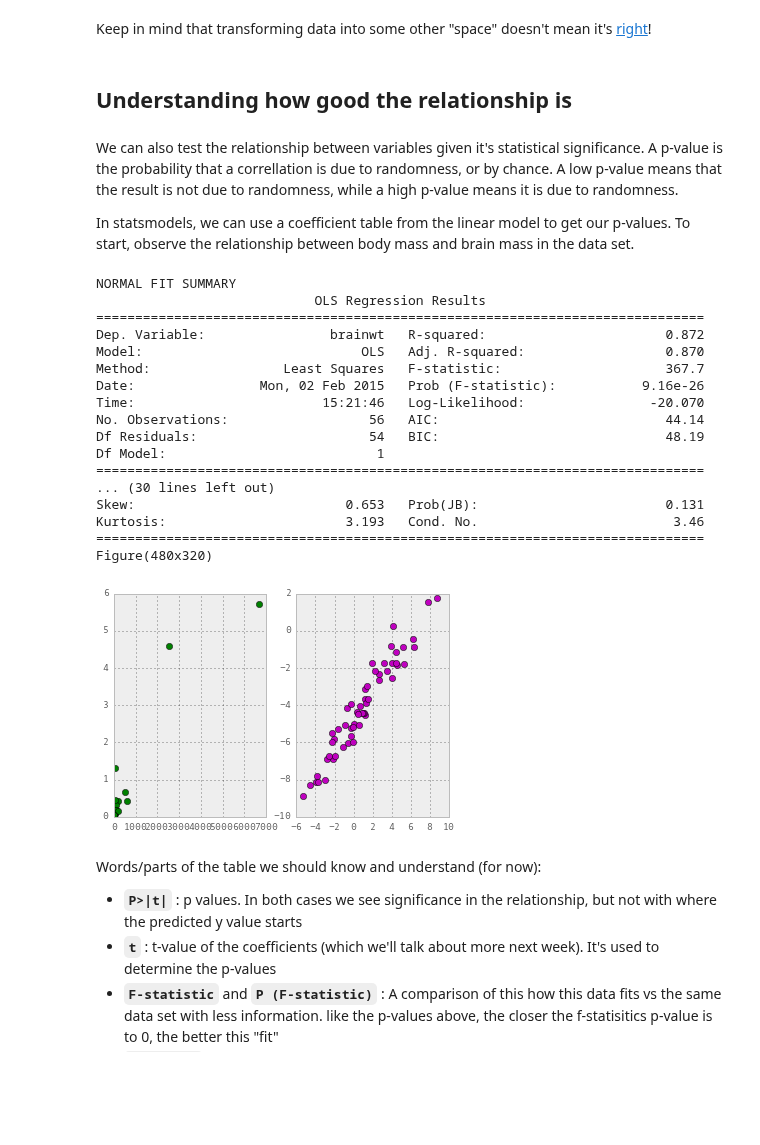
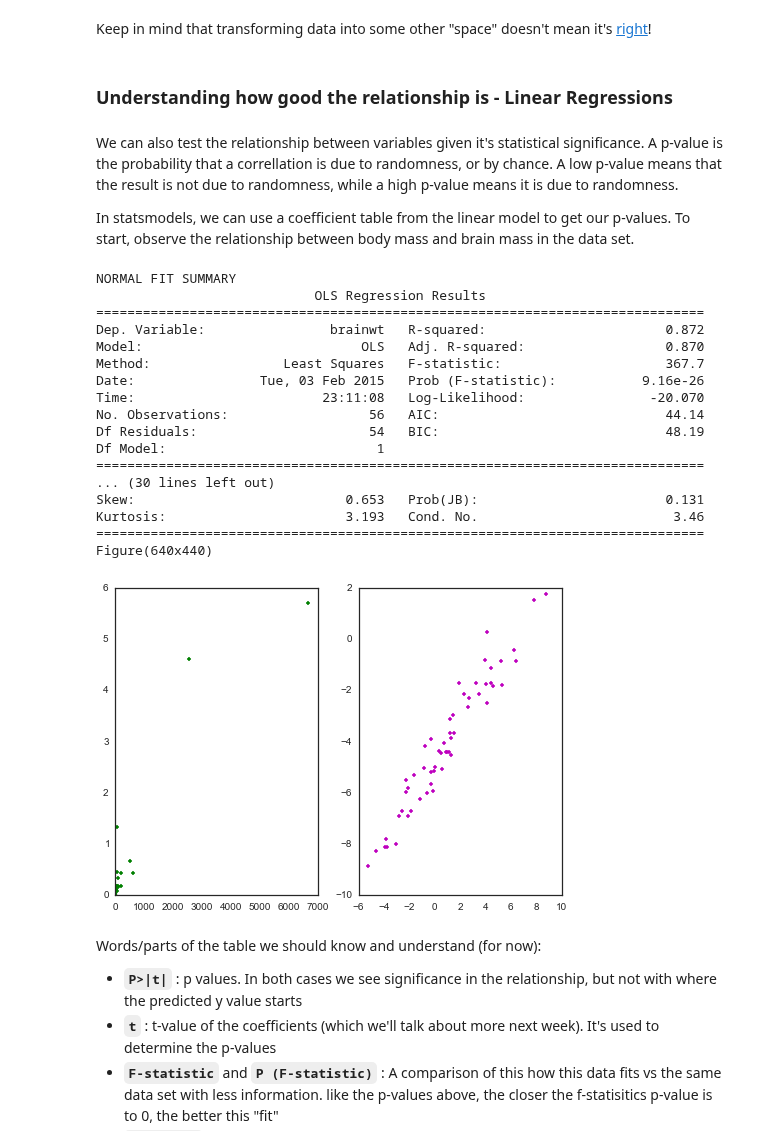
Before and after one commit to podopie/DAT18NYC, a Jupyter notebook: classes/04-linear_regression.ipynb, the cells around one changed output. Saved outputs shown, nothing was run; the diff lists cells and outputs as text; code cells hidden in the pictures; blank space fills up the shorter version.

```diff
--- a/classes/04-linear_regression.ipynb
+++ b/classes/04-linear_regression.ipynb
@@ -34,8 +38,9 @@ import numpy as np
 import pandas as pd
 from pandas.tools.plotting import scatter_matrix
 from matplotlib import pyplot as plt
+import seaborn as sns
 
-pd.options.display.mpl_style = 'default'
+sns.set_style('white')
 spat = pd.read_csv('../data/msleep.csv')
 
 print scatter_matrix(spat, figsize=[10, 10], alpha=0.2, diagonal='kde')
@@ -167,7 +173,7 @@ plt.show()
 # %% [markdown]
 Keep in mind that transforming data into some other "space" doesn't mean it's [right](http://vserver1.cscs.lsa.umich.edu/~crshalizi/weblog/491.html)!
 # %% [markdown]
-## Understanding how good the relationship is
+### Understanding how good the relationship is - Linear Regressions
 # %% [markdown]
 We can also test the relationship between variables given it's statistical significance. A p-value is the probability that a correllation is due to randomness, or by chance. A low p-value means that the result is not due to randomness, while a high p-value means it is due to randomness.
 
@@ -186,41 +192,41 @@ spat_cleaned_up['log_brainwt'] = np.log(spat_cleaned_up['brainwt'])
 
 fig, axes = plt.subplots(nrows=1,ncols=2)
 
-axes[0].plot(spat_cleaned_up.bodywt, spat_cleaned_up.brainwt, 'go')
+axes[0].plot(spat_cleaned_up.bodywt, spat_cleaned_up.brainwt, 'g.')
 
 model = smf.ols(formula='brainwt ~ bodywt', data=spat_cleaned_up)
 results = model.fit()
 print 'NORMAL FIT SUMMARY'
 print(results.summary())
 print
 
-axes[1].plot(spat_cleaned_up.log_bodywt, spat_cleaned_up.log_brainwt, 'mo')
+axes[1].plot(spat_cleaned_up.log_bodywt, spat_cleaned_up.log_brainwt, 'm.')
 
 log_model = smf.ols(formula='log_brainwt ~ log_bodywt', data=spat_cleaned_up)
 log_results = log_model.fit()
 print 'LOG-LOG FIT SUMMARY'
 print(log_results.summary())
 
 print fig
 # %% [output]
 NORMAL FIT SUMMARY
                             OLS Regression Results
 ==============================================================================
 Dep. Variable:                brainwt   R-squared:                       0.872
 Model:                            OLS   Adj. R-squared:                  0.870
 Method:                 Least Squares   F-statistic:                     367.7
-Date:                Mon, 02 Feb 2015   Prob (F-statistic):           9.16e-26
-Time:                        15:21:46   Log-Likelihood:                -20.070
+Date:                Tue, 03 Feb 2015   Prob (F-statistic):           9.16e-26
+Time:                        23:11:08   Log-Likelihood:                -20.070
 No. Observations:                  56   AIC:                             44.14
 Df Residuals:                      54   BIC:                             48.19
 Df Model:                           1
 ==============================================================================
 ... (30 lines left out)
 Skew:                           0.653   Prob(JB):                        0.131
 Kurtosis:                       3.193   Cond. No.                         3.46
 ==============================================================================
-Figure(480x320)
+Figure(640x440)
-[figure, old version]
+[figure, new version]
 # %% [markdown]
 Words/parts of the table we should know and understand (for now):
 
```
Also changed, not shown: parts of 19 cells of this notebook.
